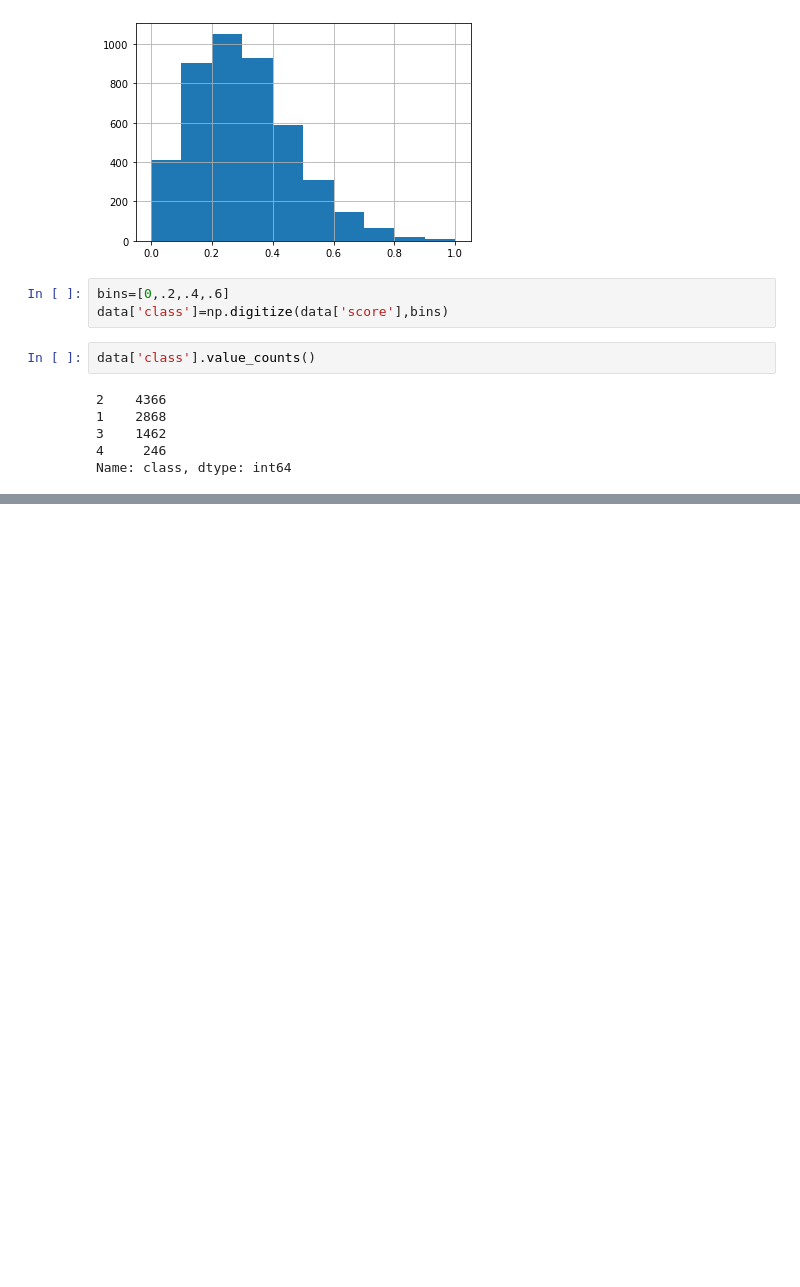
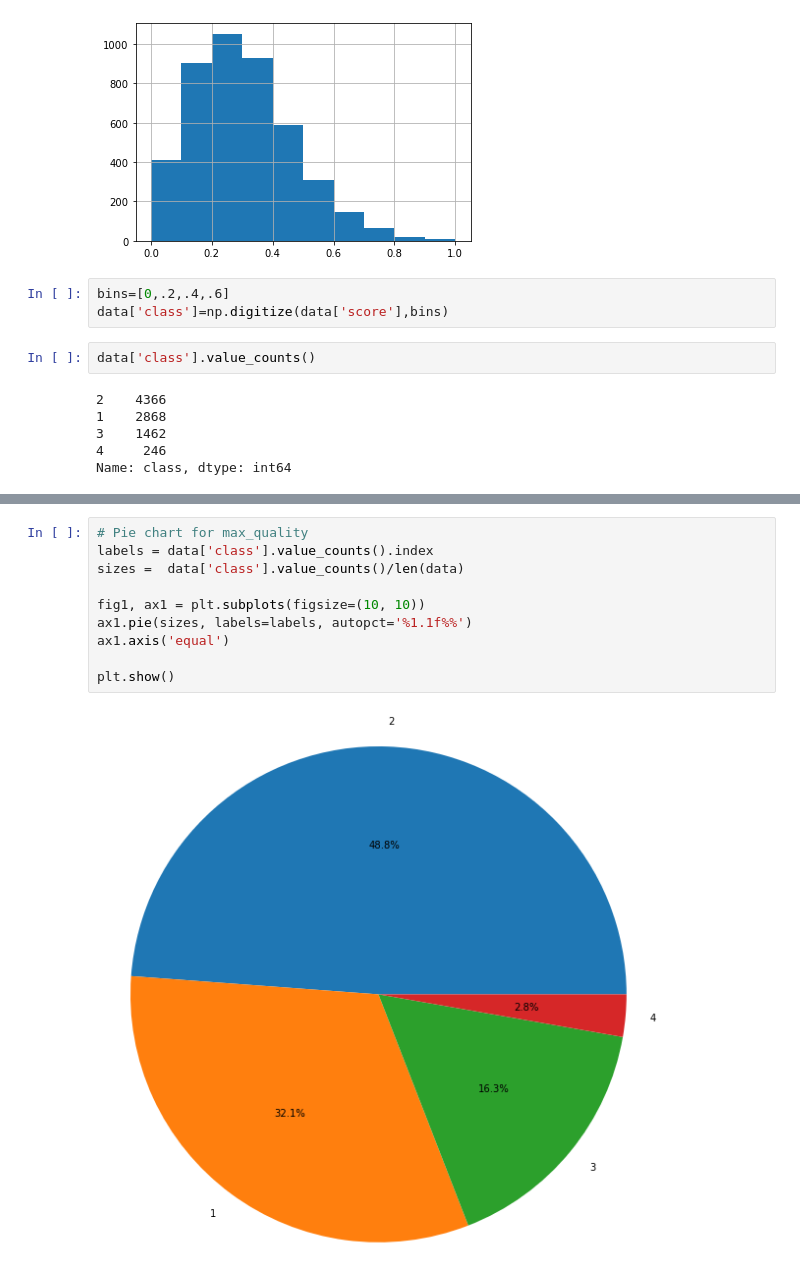
Before and after one commit to SimonePip/SL-Project, a Jupyter notebook: notebooks_proj/preprocessing.ipynb, the cells around one changed output, grey strips where cells are left out. Drawn from its saved outputs; the diff is of its cells as text; blank space fills up the shorter version.

```diff
--- a/notebooks_proj/preprocessing.ipynb
+++ b/notebooks_proj/preprocessing.ipynb
@@ -125,0 +124,12 @@ plt.show()
+# %%
+# Pie chart for max_quality
+labels = data['class'].value_counts().index
+sizes =  data['class'].value_counts()/len(data)
+
+fig1, ax1 = plt.subplots(figsize=(10, 10))
+ax1.pie(sizes, labels=labels, autopct='%1.1f%%')
+ax1.axis('equal')
+
+plt.show()
+# %% [output]
+[figure, added]
```
Also changed, not shown: parts of 4 cells of this notebook, 2 other files.
